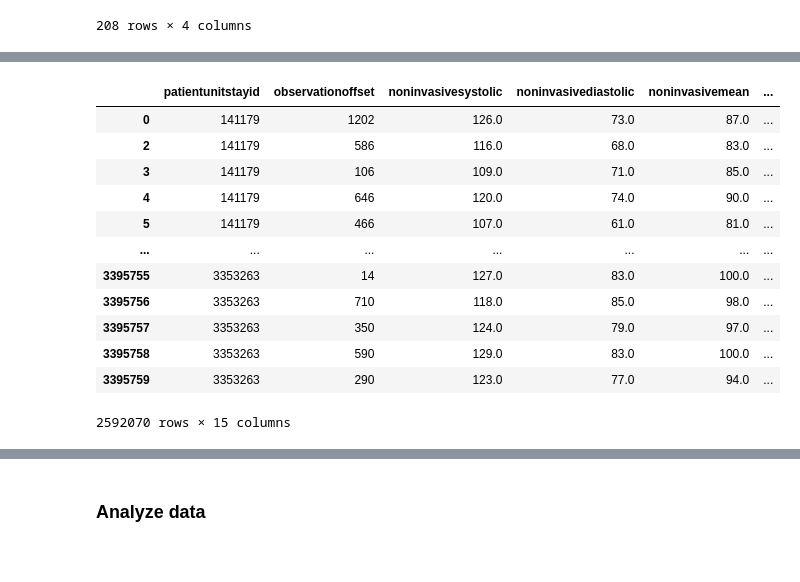
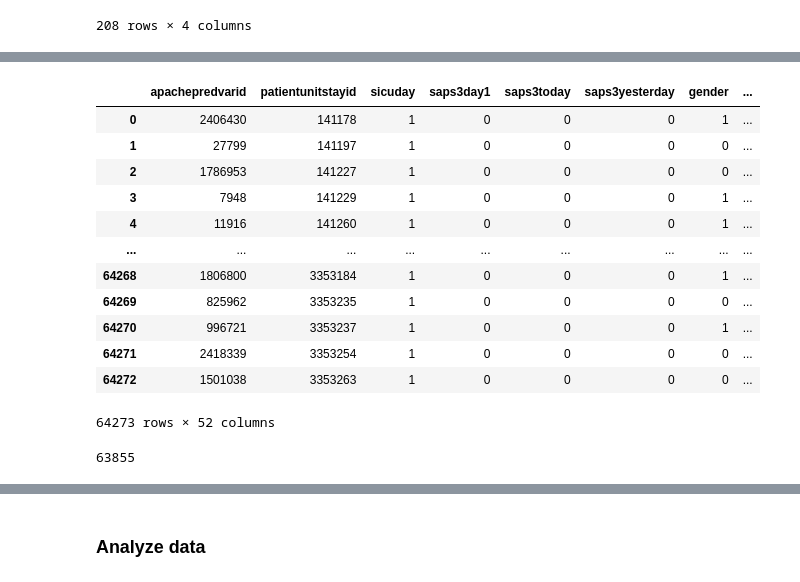
Before and after one commit to kara-liu/cs197-bias, a Jupyter notebook: data/eicu/clean_data.ipynb, the cells around one changed output, grey strips where cells are left out. Drawn from its saved outputs; the diff is of its cells as text; code cells hidden in the pictures.

```diff
--- a/data/eicu/clean_data.ipynb
+++ b/data/eicu/clean_data.ipynb
@@ -60,10 +113,3 @@ patient
 | 200857 | 3353254 | 2743102 | Male | 81 | Caucasian | 459 | 1108 | ... |
 | 200858 | 3353263 | 2743110 | Male | 35 | African American | 458 | 1106 | ... |
 200859 rows × 29 columns
-# %%
-N = patient.uniquepid.nunique()
-hours_mortality = 48
-hours_for_data = 24
-
-patient = patient[patient.hospitaldischargeoffset > (hours_for_data*60)]
-print(f"Removed {N-patient.uniquepid.nunique()} patients who were discharged before {hours_mortality/2} hours")
@@ -97,5 +166,29 @@ Mortality rate of patients between 24-48 hours:  0.016759852535063735
+# %%
+# -----------------------------
+# Step 4: Encode admission diagnosis
+# -----------------------------
+# apacheadmissiondx is a categorical variable (text labels of admission diagnosis)
+# that are made as a reason for why the patient was admitted to the ICU
+# Convert it into one-hot encoded features (one column per diagnosis)
+admissiondx_ohe = (
+    pd.get_dummies(patient.apacheadmissiondx, dummy_na=True)
+    .astype(int)
+    .add_prefix('admissiondx_')
+)
+
+# Inspect most common diagnoses (by prevalence)
+print(admissiondx_ohe.mean().sort_values(ascending=False)[:40])
+
+# Replace original column with one-hot encoded features
+patient = pd.concat(
+    [patient.drop(columns='apacheadmissiondx'), admissiondx_ohe],
+    axis=1
+)
+
+# Final processed patient table
+patient
 # %%
-patient.drop(columns=['wardid', 'dischargeweight', 'hospitaladmittime24', 'hospitaladmitsource', 'apacheadmissiondx',
+patient.drop(columns=['wardid', 'dischargeweight', 'hospitaladmittime24', 'hospitaladmitsource',
                       'unittype', 'unitadmittime24', 'unitadmitsource','unitdischargetime24', 'hospitaldischargetime24',
                       'unitdischargeoffset',
                       'hospitaldischargeoffset', 'hospitaldischargelocation', 'unitstaytype', 'unitdischargelocation', ], inplace=True)
@@ -305,21 +793,21 @@ Length: 613, dtype: float64
 # %%
-vital = pd.read_csv(f'{data_dir}/vitalaperiodic.csv.gz').drop(columns='vitalaperiodicid')
-vital = vital[vital.patientunitstayid.isin(patient.patientunitstayid.unique())]
-vital = vital.merge(patient[['patientunitstayid','patienthealthsystemstayid', 'hospitaladmitoffset']], on='patientunitstayid', how='left')
-vital['time_from_admit'] = - vital.hospitaladmitoffset + vital.observationoffset
-vital = vital[vital.time_from_admit <= hours_for_data*60]
-vital
+lab = pd.read_csv(f'{data_dir}/apachePredVar.csv.gz')
+lab = lab[lab.patientunitstayid.isin(patient.patientunitstayid.unique())]
+lab = lab.merge(patient[['patientunitstayid', 'patienthealthsystemstayid']], on=['patientunitstayid'], how='left')
+display(lab)
+lab.patienthealthsystemstayid.nunique()
 # %% [output]
-|  | patientunitstayid | observationoffset | noninvasivesystolic | noninvasivediastolic | noninvasivemean | ... |
-| 0 | 141179 | 1202 | 126.0 | 73.0 | 87.0 | ... |
-| 2 | 141179 | 586 | 116.0 | 68.0 | 83.0 | ... |
-| 3 | 141179 | 106 | 109.0 | 71.0 | 85.0 | ... |
-| 4 | 141179 | 646 | 120.0 | 74.0 | 90.0 | ... |
-| 5 | 141179 | 466 | 107.0 | 61.0 | 81.0 | ... |
-| ... | ... | ... | ... | ... | ... | ... |
-| 3395755 | 3353263 | 14 | 127.0 | 83.0 | 100.0 | ... |
-| 3395756 | 3353263 | 710 | 118.0 | 85.0 | 98.0 | ... |
-| 3395757 | 3353263 | 350 | 124.0 | 79.0 | 97.0 | ... |
-| 3395758 | 3353263 | 590 | 129.0 | 83.0 | 100.0 | ... |
-| 3395759 | 3353263 | 290 | 123.0 | 77.0 | 94.0 | ... |
+|  | apachepredvarid | patientunitstayid | sicuday | saps3day1 | saps3today | saps3yesterday | gender | ... |
+| 0 | 2406430 | 141178 | 1 | 0 | 0 | 0 | 1 | ... |
+| 1 | 27799 | 141197 | 1 | 0 | 0 | 0 | 0 | ... |
+| 2 | 1786953 | 141227 | 1 | 0 | 0 | 0 | 0 | ... |
+| 3 | 7948 | 141229 | 1 | 0 | 0 | 0 | 1 | ... |
+| 4 | 11916 | 141260 | 1 | 0 | 0 | 0 | 1 | ... |
+| ... | ... | ... | ... | ... | ... | ... | ... | ... |
+| 64268 | 1806800 | 3353184 | 1 | 0 | 0 | 0 | 1 | ... |
+| 64269 | 825962 | 3353235 | 1 | 0 | 0 | 0 | 0 | ... |
+| 64270 | 996721 | 3353237 | 1 | 0 | 0 | 0 | 1 | ... |
+| 64271 | 2418339 | 3353254 | 1 | 0 | 0 | 0 | 0 | ... |
+| 64272 | 1501038 | 3353263 | 1 | 0 | 0 | 0 | 0 | ... |
-2592070 rows × 15 columns
+64273 rows × 52 columns
+63855
```
Also changed, not shown: parts of 84 cells of this notebook.
